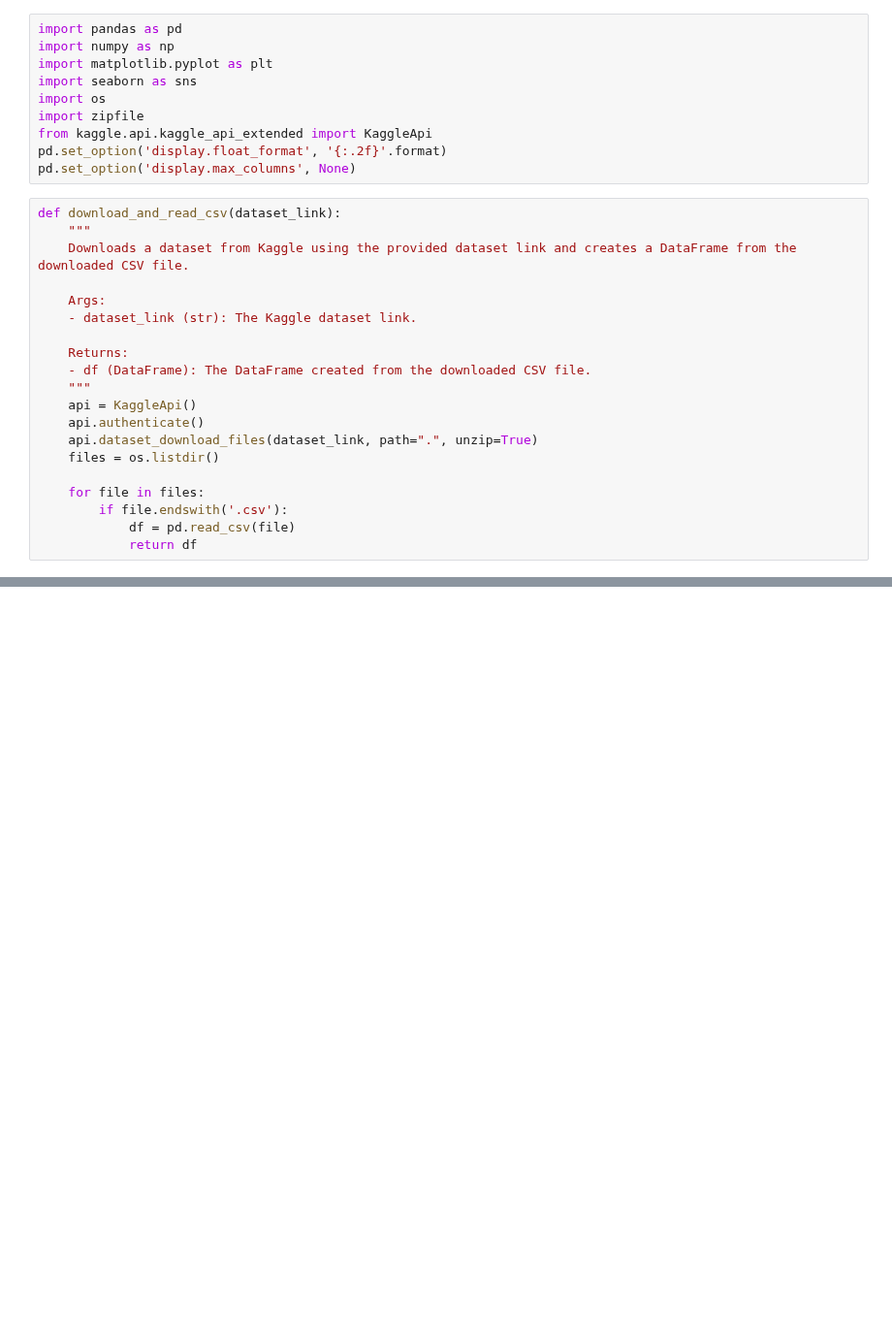
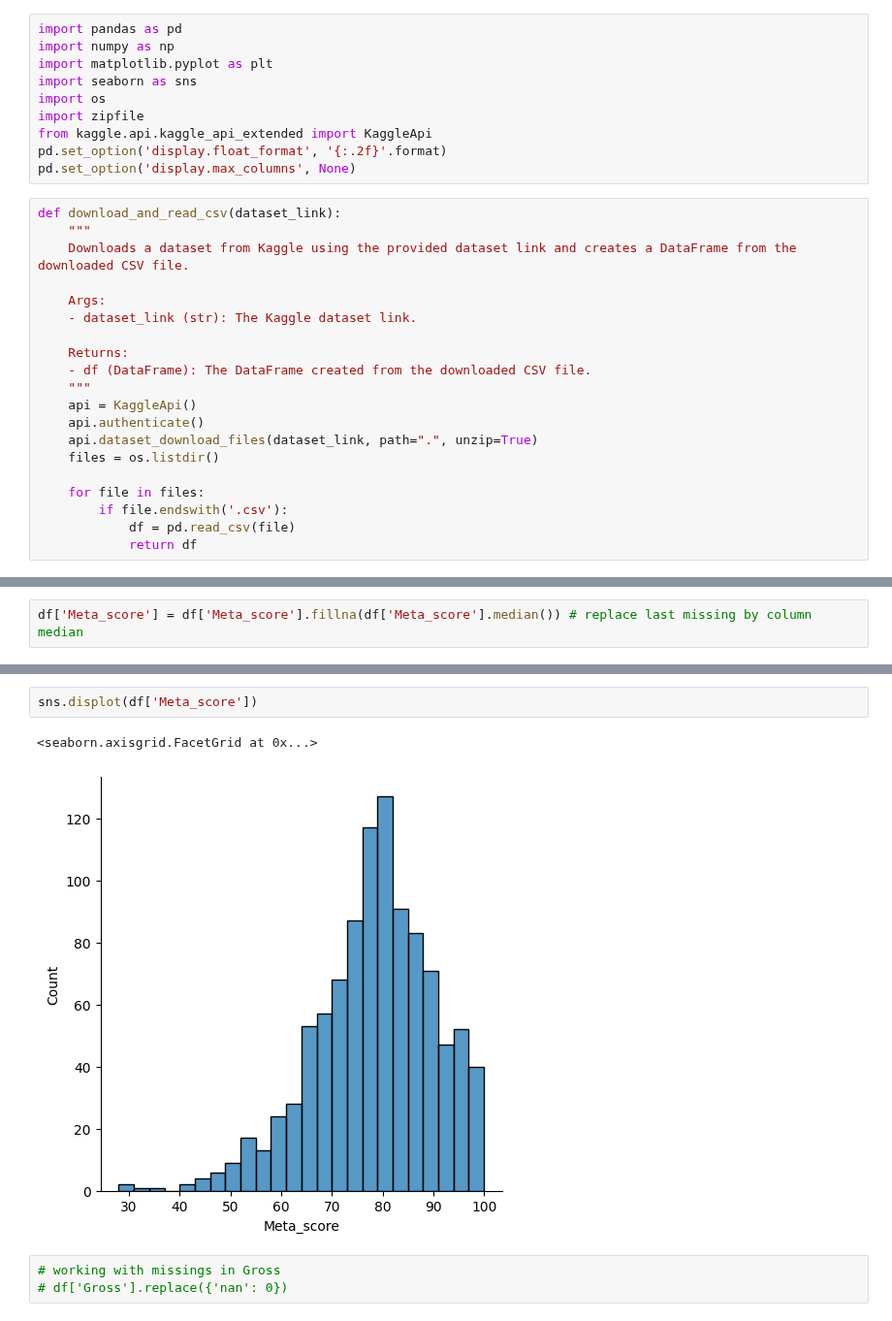
Before and after one commit to kvlrdhrs/DI-Bootcamp, a Jupyter notebook: Week5/Day2/Daily Challenge/Movie.ipynb, the cells around one changed output, grey strips where cells are left out. Shown at 97% size. Drawn from its saved outputs; the diff is of its cells as text; blank space fills up the shorter version.

```diff
--- a/Week5/Day2/Daily Challenge/Movie.ipynb
+++ b/Week5/Day2/Daily Challenge/Movie.ipynb
@@ -41,0 +119,2 @@ df.head()
+# %%
+df['Meta_score'] = df['Meta_score'].fillna(df['Meta_score'].median()) # replace last missing by column median
@@ -41,0 +141,8 @@ df.head()
+# %%
+sns.displot(df['Meta_score'])
+# %% [output]
+<seaborn.axisgrid.FacetGrid at 0x...>
+[figure, added]
+# %%
+# working with missings in Gross
+# df['Gross'].replace({'nan': 0})
```
Also changed, not shown: parts of 15 cells of this notebook.
